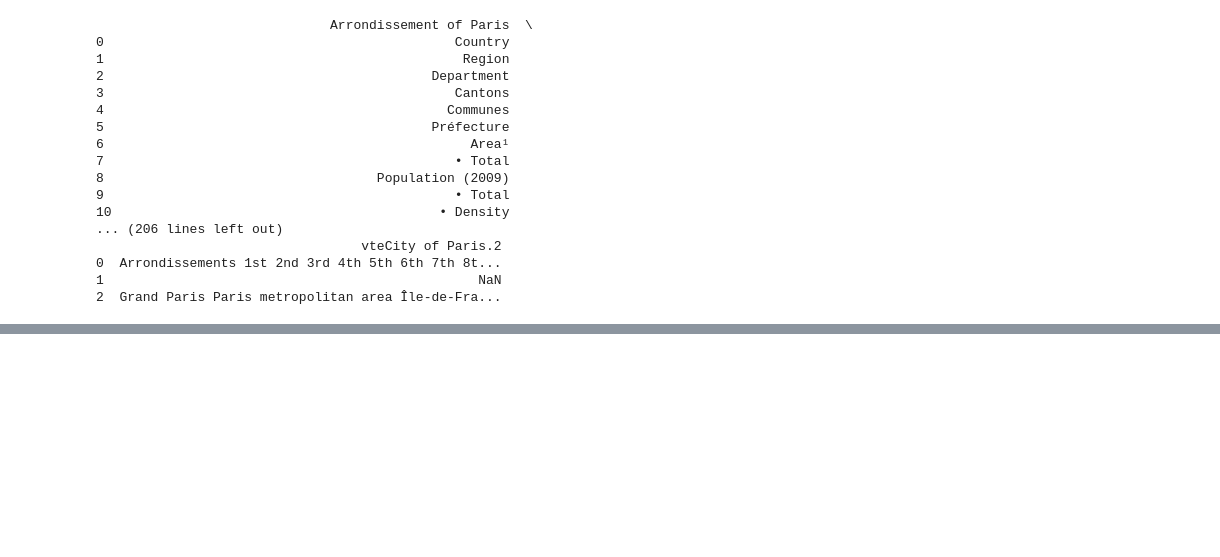
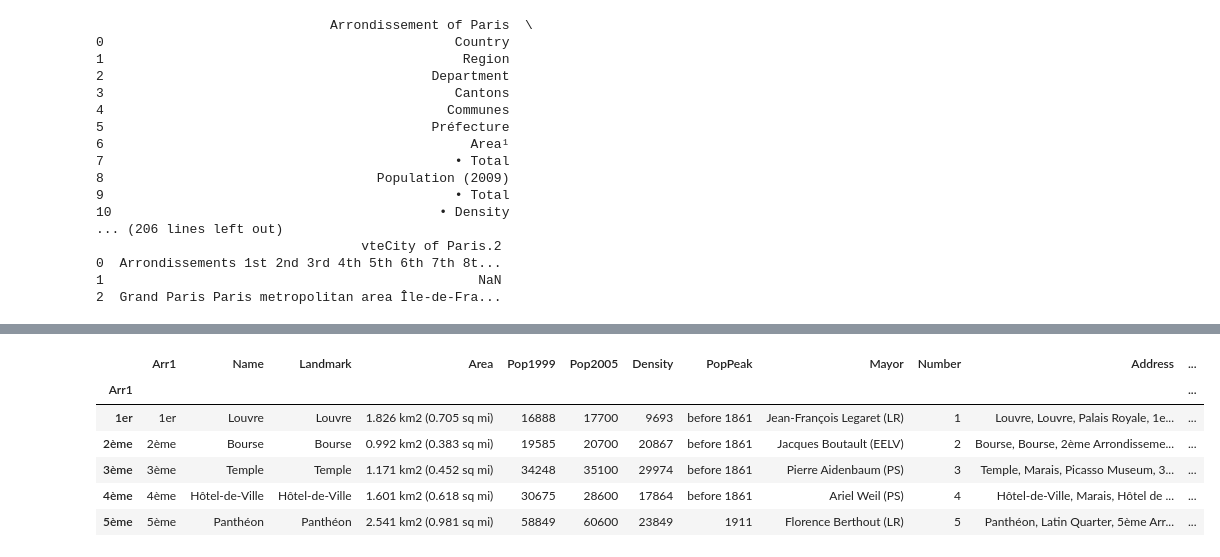
Before and after one commit to jmichaelh/Coursera_IBM_Capstone, a Jupyter notebook: paris.ipynb, the cells around one changed output, grey strips where cells are left out. Cells and saved outputs as stored; diff of their text form; code cells hidden in the pictures; blank space fills up the shorter version.

```diff
--- a/paris.ipynb
+++ b/paris.ipynb
@@ -429,0 +264,27 @@ atl_merged.loc[atl_merged['Cluster Labels'] == 9].groupby(['Neighborhood'], as_i
+# %%
+parcoord = paris_df.merge(arronds, 'outer', right_index=True, left_index=False, right_on=None, left_on=paris_df.index)
+parcoord.reset_index(drop=True, inplace=False)
+parcoord.columns = ['Arr1', 'Name', 'Landmark', 'Area', 'Pop1999', 'Pop2005', 'Density', 'PopPeak', 'Mayor', 'Number', 'Address', 'Arr2', 'City', 'Latitude', 'Longitude', 'Post', 'Postcode']
+parcoord['Arr1'] = arronds['Number']
+parcoord['City'] = 'Paris, France'
+parcoord['Name'] = paris_df['Name']
+
+address = parcoord['Name'].astype(str) + ', ' + parcoord['Address'].astype(str) + ', ' + parcoord['Arr1'].astype(str) + ' Arrondissement, ' + parcoord['City'].astype(str) + ' ' + parcoord['Postcode'].astype(str)
+
+parcoord['Postcode'] = arronds['Postcode']
+parcoord['Address'] = address
+parcoord['Latitude'] = arronds['Latitude']
+parcoord['Longitude'] = arronds['Longitude']
+
+parcoord.drop
+paris_df.rename(columns = {'Arrondissement (R for Right Bank, L for Left Bank)' : 'Arrondissement', 'Area (km)' : 'Area', 'Population(March 1999 census)' : 'Pop1999',  'Population(July 2005 estimate)' : 'Pop2005', 'Density (2005)(inhabitants per km2)' :'Density', 'Peak of population' : 'PeakPop'}, inplace=False)
+parcoord.set_index(['Arr1'], drop=False, inplace=True, verify_integrity=True)
+parcoord.head()
+# %% [output]
+|  | Arr1 | Name | Landmark | Area | Pop1999 | Pop2005 | Density | PopPeak | Mayor | Number | Address | ... |
+| Arr1 |  |  |  |  |  |  |  |  |  |  |  | ... |
+| 1er | 1er | Louvre | Louvre | 1.826 km2 (0.705 sq mi) | 16888 | 17700 | 9693 | before 1861 | Jean-François Legaret (LR) | 1 | Louvre, Louvre, Palais Royale, 1e... | ... |
+| 2ème | 2ème | Bourse | Bourse | 0.992 km2 (0.383 sq mi) | 19585 | 20700 | 20867 | before 1861 | Jacques Boutault (EELV) | 2 | Bourse, Bourse, 2ème Arrondisseme... | ... |
+| 3ème | 3ème | Temple | Temple | 1.171 km2 (0.452 sq mi) | 34248 | 35100 | 29974 | before 1861 | Pierre Aidenbaum (PS) | 3 | Temple, Marais, Picasso Museum, 3... | ... |
+| 4ème | 4ème | Hôtel-de-Ville | Hôtel-de-Ville | 1.601 km2 (0.618 sq mi) | 30675 | 28600 | 17864 | before 1861 | Ariel Weil (PS) | 4 | Hôtel-de-Ville, Marais, Hôtel de ... | ... |
+| 5ème | 5ème | Panthéon | Panthéon | 2.541 km2 (0.981 sq mi) | 58849 | 60600 | 23849 | 1911 | Florence Berthout (LR) | 5 | Panthéon, Latin Quarter, 5ème Arr... | ... |
```
Also changed, not shown: parts of 107 cells of this notebook.
